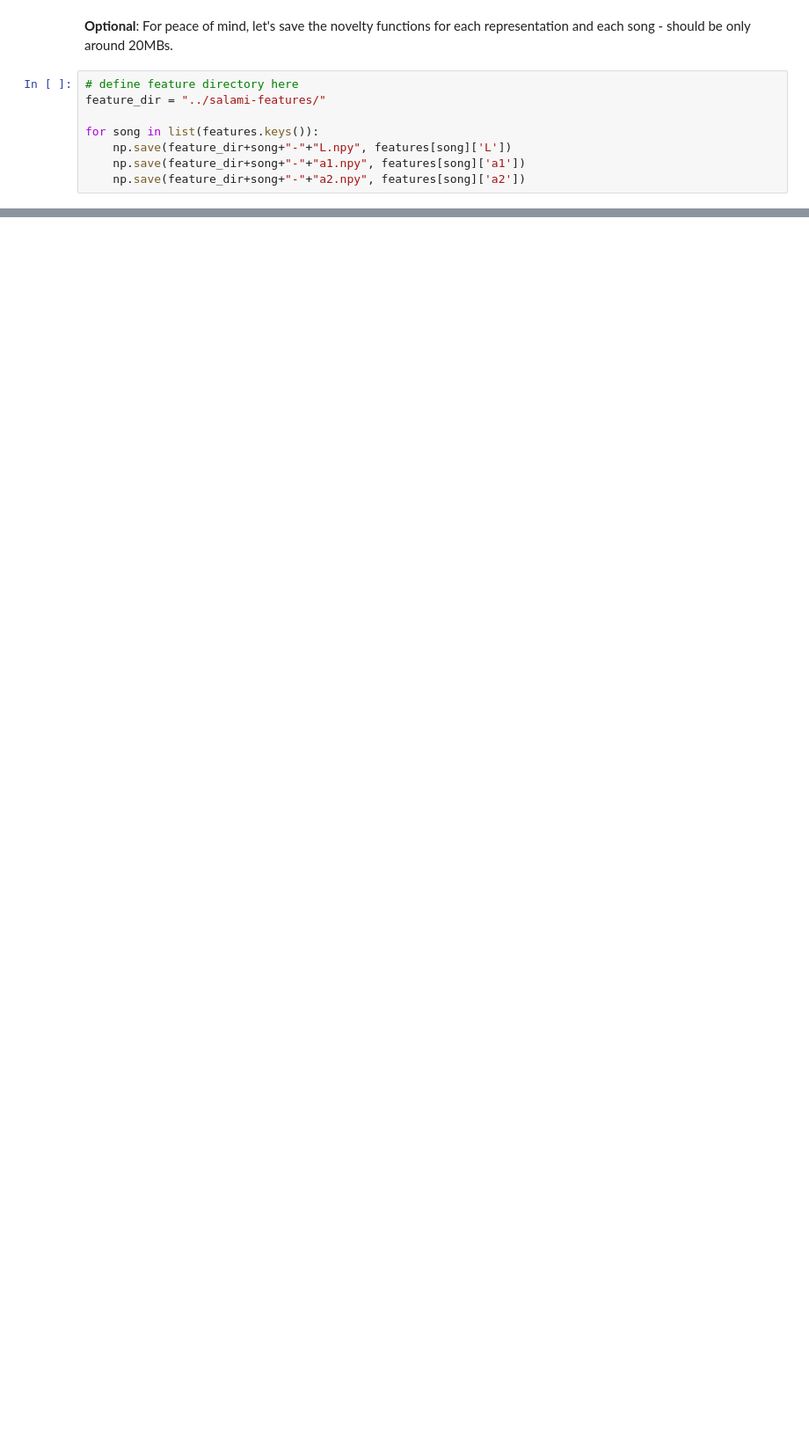
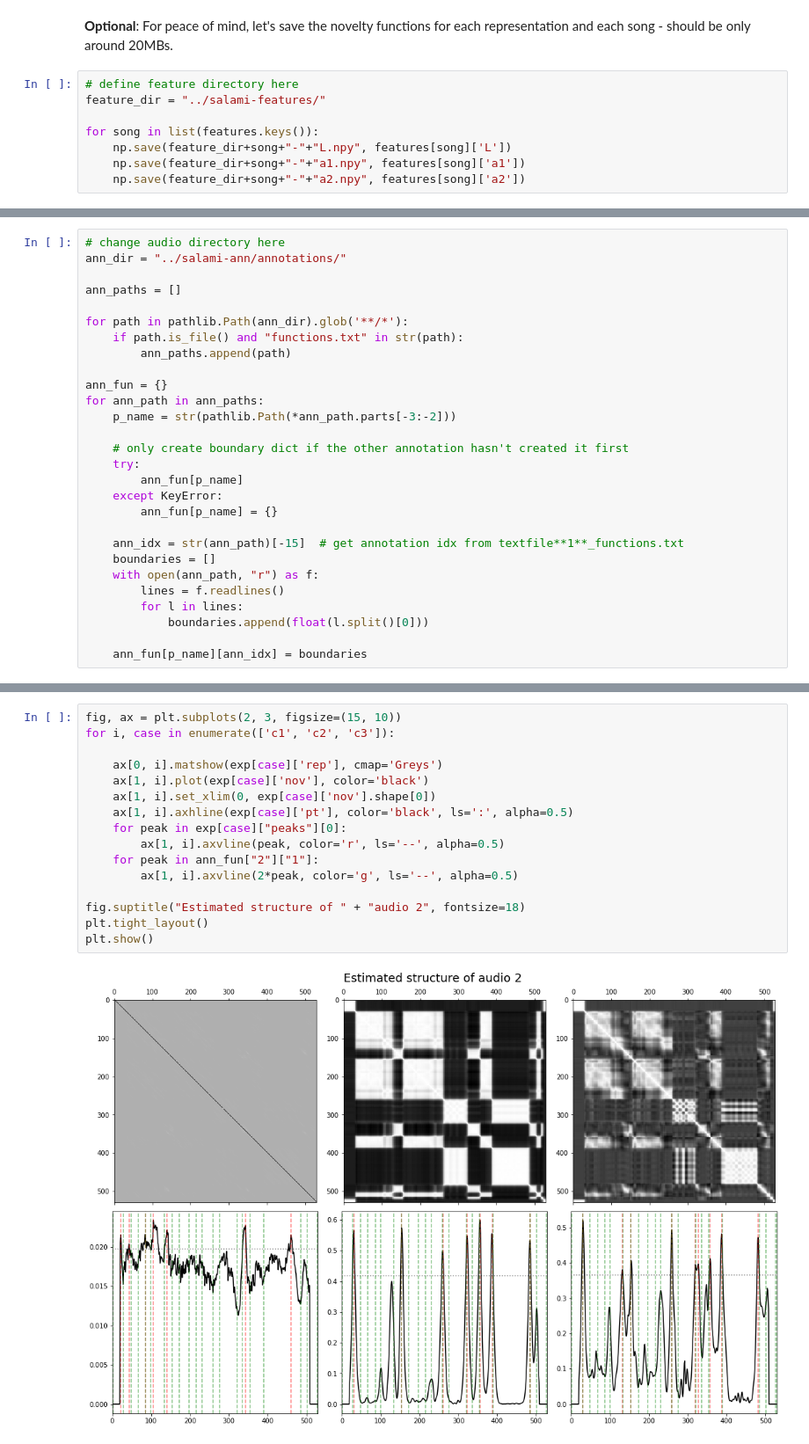
Before and after one commit to chrispla/MSA-laplacian-novelty, a Jupyter notebook: boundary_estimation.ipynb, the cells around one changed output, grey strips where cells are left out. Shown: that part at 88% size. Drawn from its saved outputs; the diff is of its cells as text; blank space fills up the shorter version.

Commit message:
load annotations

```diff
--- a/boundary_estimation.ipynb
+++ b/boundary_estimation.ipynb
@@ -362,0 +379,28 @@ for song in list(features.keys()):
+# %%
+# change audio directory here
+ann_dir = "../salami-ann/annotations/"
+
+ann_paths = []
+
+for path in pathlib.Path(ann_dir).glob('**/*'):
+    if path.is_file() and "functions.txt" in str(path):
+        ann_paths.append(path)
+
+ann_fun = {}
+for ann_path in ann_paths:
+    p_name = str(pathlib.Path(*ann_path.parts[-3:-2]))
+
+    # only create boundary dict if the other annotation hasn't created it first
+    try:
+        ann_fun[p_name]
+    except KeyError:
+        ann_fun[p_name] = {}
+
+    ann_idx = str(ann_path)[-15]  # get annotation idx from textfile**1**_functions.txt
+    boundaries = []
+    with open(ann_path, "r") as f:
+        lines = f.readlines()
+        for l in lines:
+            boundaries.append(float(l.split()[0]))
+
+    ann_fun[p_name][ann_idx] = boundaries
@@ -362,0 +422,18 @@ for song in list(features.keys()):
+# %%
+fig, ax = plt.subplots(2, 3, figsize=(15, 10))
+for i, case in enumerate(['c1', 'c2', 'c3']):
+
+    ax[0, i].matshow(exp[case]['rep'], cmap='Greys')
+    ax[1, i].plot(exp[case]['nov'], color='black')
+    ax[1, i].set_xlim(0, exp[case]['nov'].shape[0])
+    ax[1, i].axhline(exp[case]['pt'], color='black', ls=':', alpha=0.5)
+    for peak in exp[case]["peaks"][0]:
+        ax[1, i].axvline(peak, color='r', ls='--', alpha=0.5)
+    for peak in ann_fun["2"]["1"]:
+        ax[1, i].axvline(2*peak, color='g', ls='--', alpha=0.5)
+
+fig.suptitle("Estimated structure of " + "audio 2", fontsize=18)
+plt.tight_layout()
+plt.show()
+# %% [output]
+[figure, added]
```
Also changed, not shown: parts of 9 cells of this notebook.
